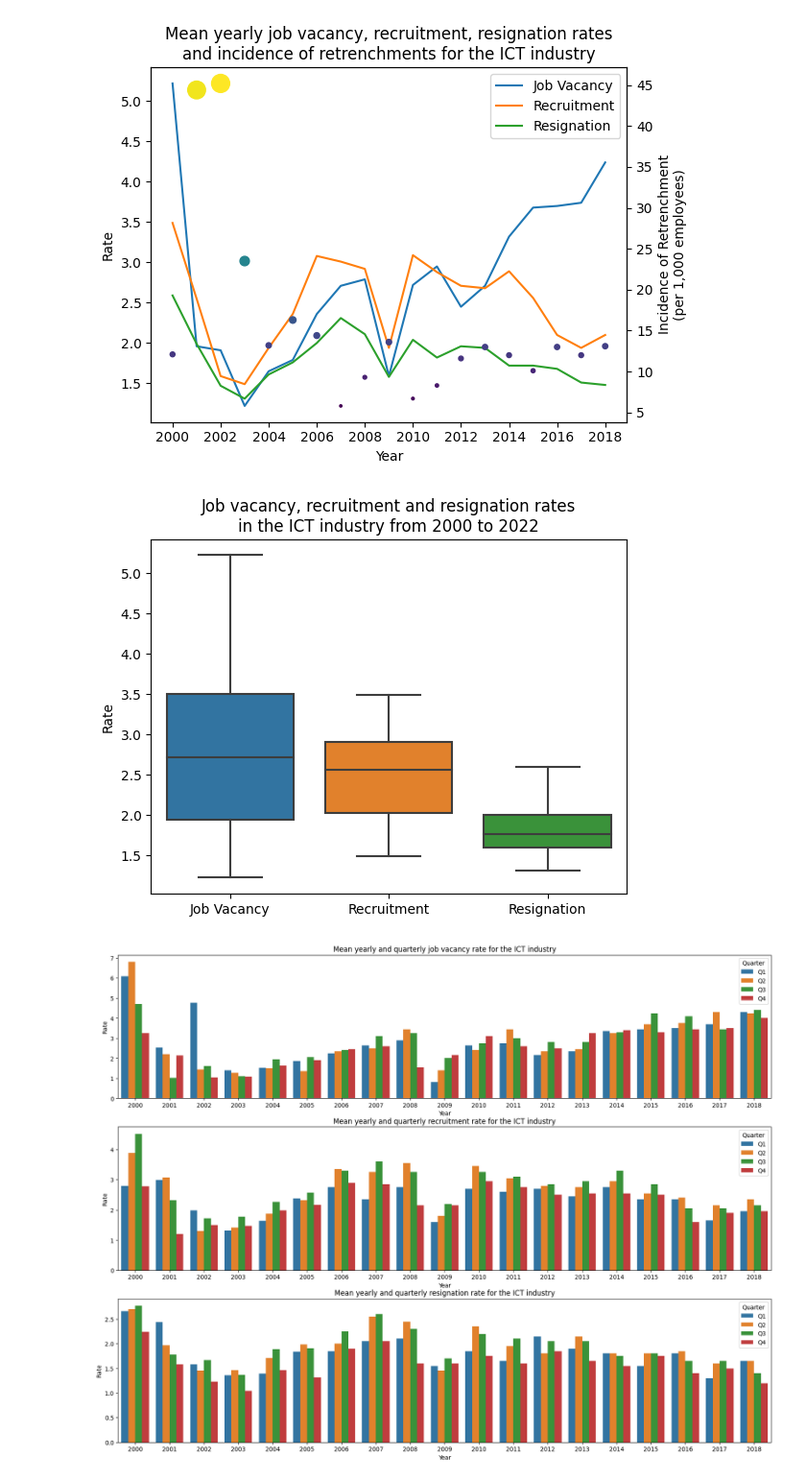
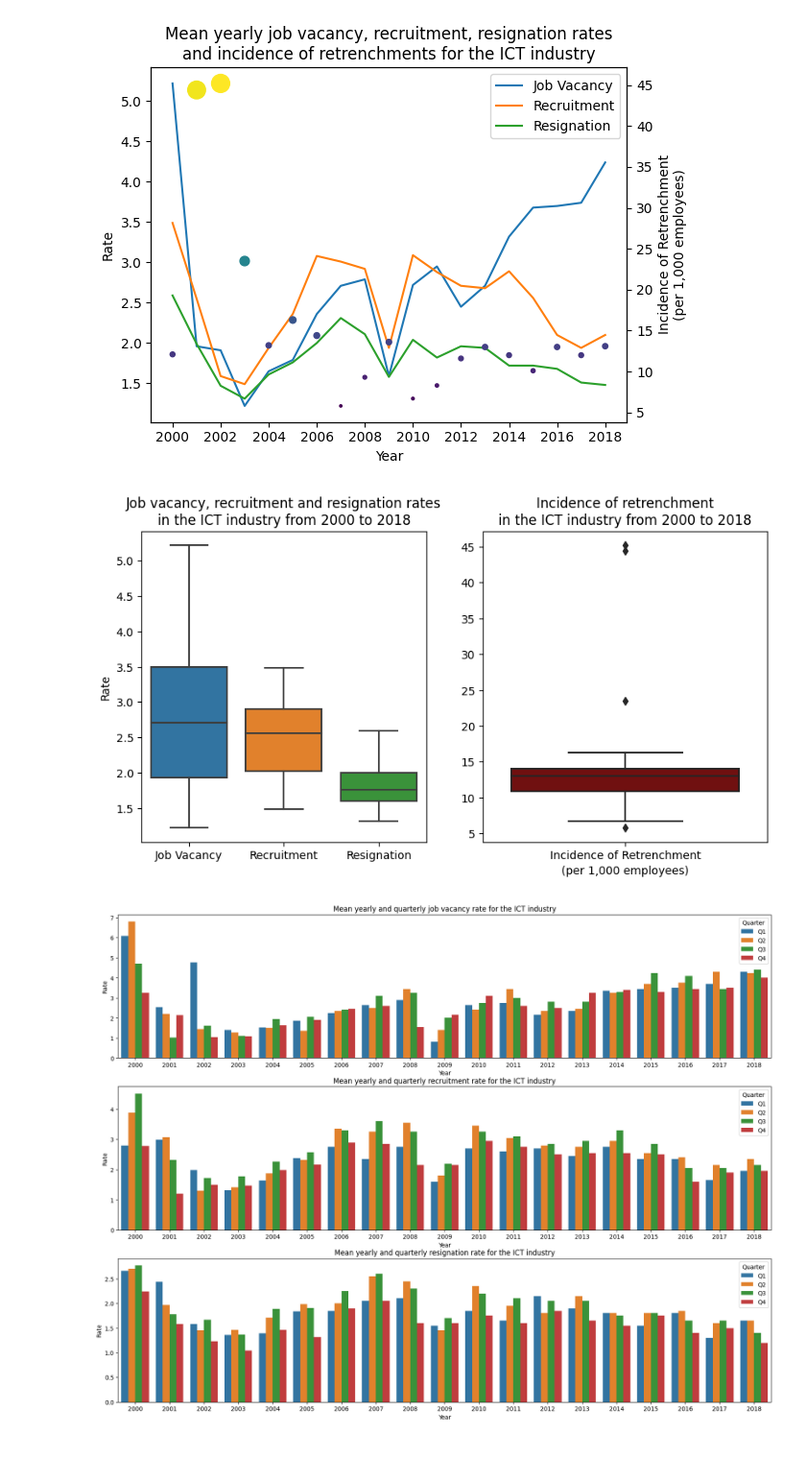
Before and after one commit to iyliahutta/Intro-to-Programming-for-DS, a Jupyter notebook: CA2/CA2.ipynb, the cells around one changed output. Shown at 96% size. Cells and saved outputs as stored; diff of their text form; code cells hidden in the pictures; blank space fills up the shorter version.

Commit message:
update charts with retrenchment numbers

```diff
--- a/CA2/CA2.ipynb
+++ b/CA2/CA2.ipynb
@@ -220,14 +220,21 @@ plt.show()
 # %% [output]
 [figure]
 # %%
-a = sns.boxplot(x=jobs_mean_melt['variable'],y=jobs_mean_melt['rate'])
-a.set(title='Job vacancy, recruitment and resignation rates\nin the ICT industry from 2000 to 2022',
+fig,ax = plt.subplots(1,2,figsize=(10,5))
+
+sns.boxplot(ax=ax[0],x=jobs_mean_melt[jobs_mean_melt['variable'] != 'Incidence of Retrenchment']['variable'],y=jobs_mean_melt['rate'])
+ax[0].set(title='Job vacancy, recruitment and resignation rates\nin the ICT industry from 2000 to 2018',
         ylabel='Rate',
         xlabel='')
 
+sns.boxplot(ax=ax[1],x=jobs_mean_melt[jobs_mean_melt['variable'] == 'Incidence of Retrenchment']['variable'],y=jobs_mean_melt['rate'],color='maroon')
+ax[1].set(title='Incidence of retrenchment\nin the ICT industry from 2000 to 2018',
+        ylabel='',
+        xlabel='(per 1,000 employees)')
+
 plt.show()
 # %% [output]
-[figure, old version]
+[figure, new version]
 # %%
 jobs.head(10)
 
```
Also changed, not shown: parts of 1 cell of this notebook.
